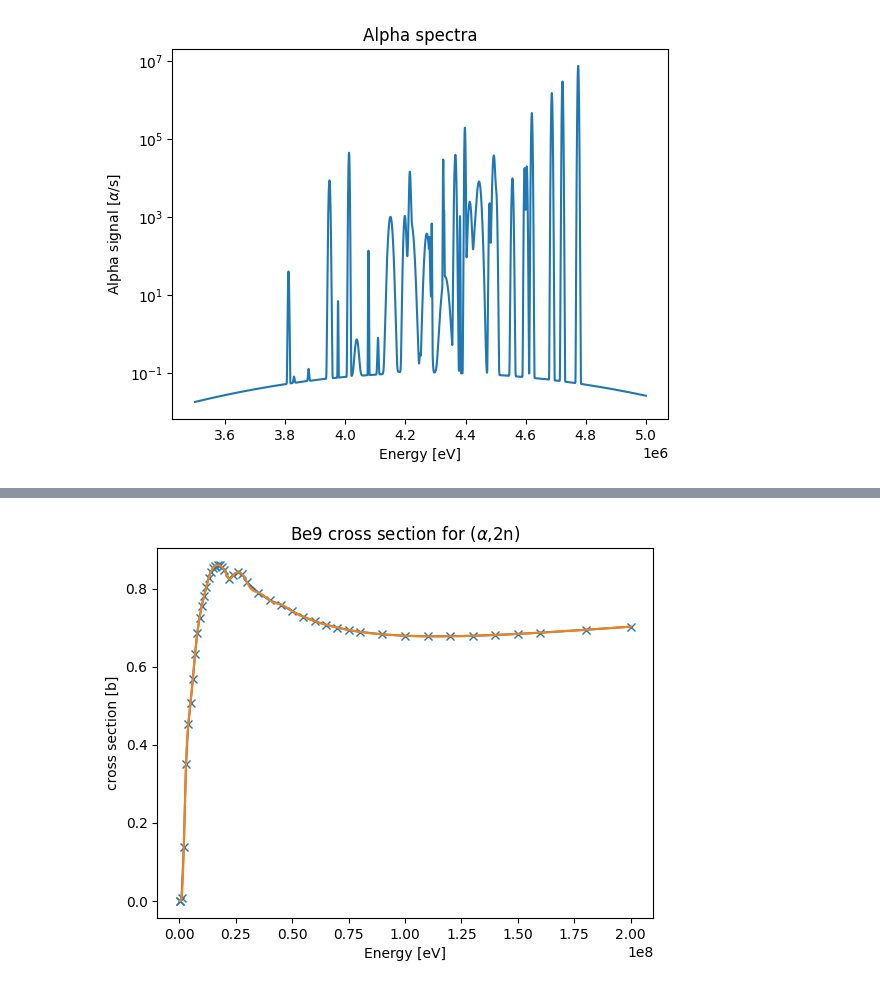
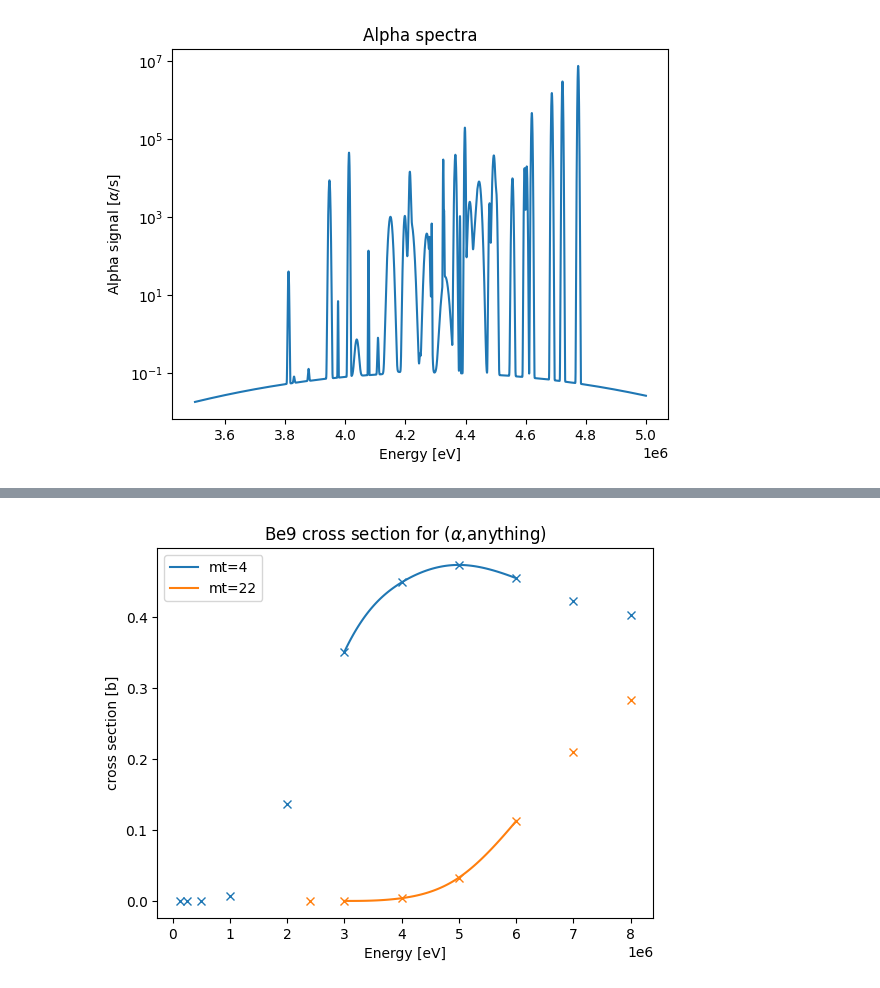
Before and after one commit to EmilEskol/Speciale, a Jupyter notebook: 4Neutron_spectrum_from_alpha_N.ipynb, the cells around one changed output, grey strips where cells are left out. Drawn from its saved outputs; the diff is of its cells as text; code cells hidden in the pictures.

```diff
--- a/4Neutron_spectrum_from_alpha_N.ipynb
+++ b/4Neutron_spectrum_from_alpha_N.ipynb
@@ -90,28 +89,96 @@ Text(0, 0.5, 'Alpha signal [$\\alpha$/s]')
 from openmc.data.endf import Evaluation, get_head_record, get_tab1_record
 from io import StringIO
 from scipy.interpolate import make_interp_spline
+from scipy import integrate
 
 #Also possible with .tendl files seems jendl is better but tendl is more exstensive
 
-ev = Evaluation("/root/TENDL-a/a-Be009.tendl")
+def get_crosssection_spline(nuc_name, mt,k=1, xs=None, x_min=2e6, x_max=8e6):
+    #Getting data
+    symbol,Z,A = an.isolate_atomic_symbol(nuc_name)
+    ev = Evaluation(f"/root/TENDL-a/a-{symbol}{A}.tendl")
 
-#print(ev.reaction_list)
+    mf=3 #Reaction cross sections
+    try:
+        endf_output = StringIO(ev.section[mf,mt])
+    except:
+        #print(f'mt={mt} does not exist')
+        return None,None, None
+    head = get_head_record(endf_output)
+    params, tab = get_tab1_record(endf_output)
+    #print('energy',tab.x)   # energies in eV
+    #print('cross section',tab.y)   # cross sections in barns
 
-mf3_mt107 = StringIO(ev.section[3, 3])
+    #Removing data under x_min, over x_max and duplicates
+    mask = (tab.x >= x_min) & (tab.x <= x_max)
+    tab.x = tab.x[mask]
+    tab.y = tab.y[mask]
+    if len(tab.x) ==0:
+        #print(f'no data between {x_min} eV and {x_max} eV')
+        return None,None,None
+    tab.x, idx = np.unique(tab.x, return_index=True)
+    tab.y = tab.y[idx]
 
-head = get_head_record(mf3_mt107)
-params, tab = get_tab1_record(mf3_mt107)
+    if xs is None:
+        xs = np.linspace(min(tab.x),max(tab.x),int(1e4))
+    while k>0:
+        try:
+            spline = make_interp_spline(tab.x,tab.y,k=k)
+            break
+        except:
+            k-=1
+            if k==1:
+                spline = make_interp_spline(tab.x,tab.y,k=k)
+    return spline, tab, xs
 
-print(tab.x)   # energies in eV
-print(tab.y)   # cross sections in barns
+def get_crossection_from_isotope(nuc_name,k=1,xs=None, x_min=0, x_max=8e6, plot=True,print_no_data=False):
+    splines={}
+    tabs={}
+    failed_mts = []
+    if plot:
+        fig,ax = plt.subplots()
+        ax.set_title(rf'{nuc_name} cross section for ($\alpha$,anything)')
+        ax.set_xlabel('Energy [eV]')
+        ax.set_ylabel(r'cross section [b]')
 
-spline = make_interp_spline(tab.x,tab.y,k=5)
-xs = np.linspace(min(tab.x),max(tab.x),int(1e4))
-fig, ax = plt.subplots()
-ax.plot(tab.x,tab.y,'x-')
-ax.plot(xs,spline(xs))
-ax.set_title(r'Be9 cross section for ($\alpha$,2n)')
+    for mt in np.array([4,16,17,22,23,24,25,28,29]):
+        mt= int(mt)
+        spline, tab ,xs = get_crosssection_spline(nuc_name,mt,k,xs,x_min,x_max)
+
+        if spline != None:
+            splines[mt]=spline
+            tabs[mt]=tab
+            if plot:
+                ax.plot(tab.x,tab.y,'x-',label=f'mt={mt}')
+                ax.plot(xs,spline(xs))
+        else:
+            failed_mts.append(mt)
+    if len(failed_mts)>0 and print_no_data:
+        print(f'In {nuc_name} following mts had no data',failed_mts)
+    if plot:
+        ax.legend()
+    return splines,tabs
+
+#splines = get_crossection_from_material('Be009',x_max=9e7)
+nuc_cross_splines={}
+nuc_cross_tabs={}
+for nuc in mat.nuclides:
+    splines,tabs = get_crossection_from_isotope(nuc.name,k=3,x_max=8e6,plot=False)
+    nuc_cross_splines[nuc.name]=splines
+    nuc_cross_tabs[nuc.name]=tabs
+print('mt alpha reactions: 4=n\', 16=2n, 17=3n, 22=n+a\n23=n+3a, 24=2n+a, 25=3n+a, 28=n+p and 29=n+2a')
+nuc_name='Be9'
+xs=np.linspace(3e6,6e6,100)
+
+fig,ax = plt.subplots()
+ax.set_title(rf'{nuc_name} cross section for ($\alpha$,anything)')
 ax.set_xlabel('Energy [eV]')
 ax.set_ylabel(r'cross section [b]')
-#ax.set_xlim(2e6,8e6)
+for mt in nuc_cross_splines[nuc_name]:
+    spline = nuc_cross_splines[nuc_name][mt]
+    tab = nuc_cross_tabs[nuc_name][mt]
+    dat_plot,=ax.plot(tab.x,tab.y,'x')
+    ax.plot(xs,spline(xs),label=f'mt={mt}',color=dat_plot.get_color())
+
+ax.legend()
 # %% [output]
@@ -135 +188 @@ Text(0, 0.5, 'cross section [b]')
-[figure, old version]
+[figure, new version]
```
Also changed, not shown: parts of 3 cells of this notebook, 1 other file.
